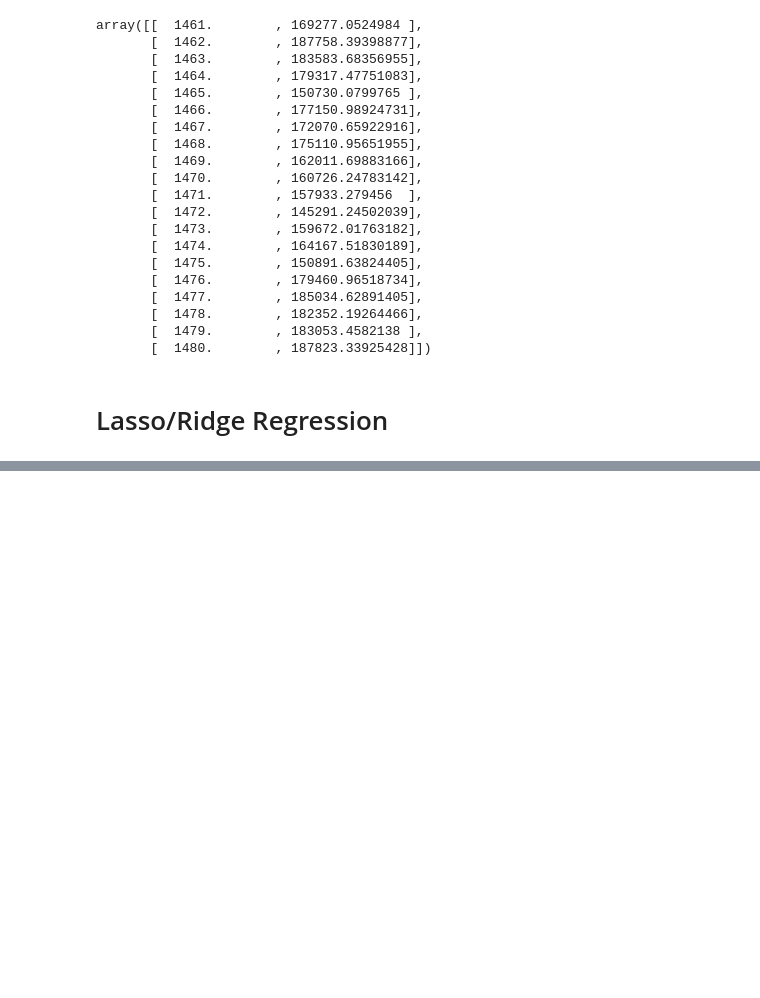
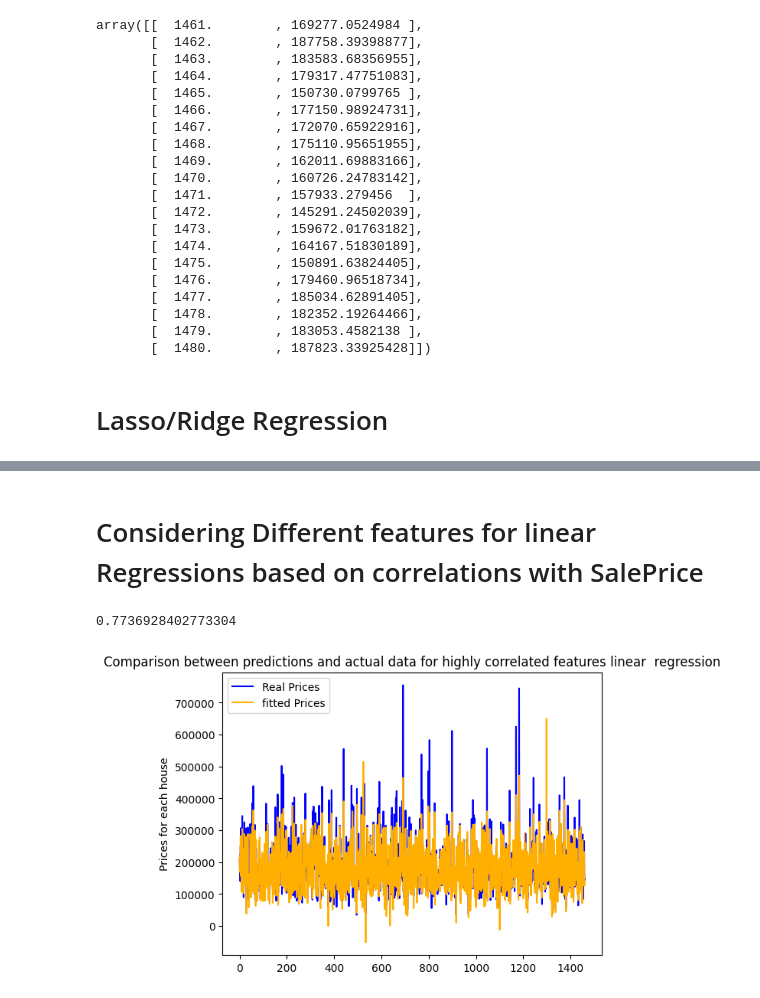
Before and after one commit to MehdiSensali/House-Price-Prediction, a Jupyter notebook: Predictions.ipynb, the cells around one changed output, grey strips where cells are left out. Saved outputs shown, nothing was run; the diff lists cells and outputs as text; code cells hidden in the pictures; blank space fills up the shorter version.

```diff
--- a/Predictions.ipynb
+++ b/Predictions.ipynb
@@ -156,0 +200,34 @@ array([[  1461.        , 169277.0524984 ],
+# %% [markdown]
+# Considering Different features for linear Regressions based on correlations with SalePrice
+# %%
+df_mv_high_corr = df[['YearRemodAdd',
+                      'YearBuilt',
+                      'TotRmsAbvGrd',
+                      'FullBath',
+                      '1stFlrSF',
+                      'TotalBsmtSF',
+                      'GarageArea',
+                      'GarageCars',
+                      'GrLivArea',
+                      'OverallQual']]
+df_target_mv_high_corr = df[['SalePrice']]
+# %%
+X_high_corr = df_mv_high_corr.values
+y_high_corr = df_target_mv_high_corr.values
+y_high_corr = y_high_corr.reshape(y_high_corr.size, 1)
+# %%
+reg_high_corr = LinearRegression().fit(X=X_high_corr, y=y_high_corr)
+reg_high_corr.score(X_high_corr, y_high_corr)
+# %% [output]
+0.7736928402773304
+# %%
+y_pred_high_corr = reg_high_corr.predict(X_high_corr)
+x_high_corr = np.linspace(0, y_high_corr.size, y_high_corr.size)
+plt.plot(x_high_corr, y_high_corr, color='b', label="Real Prices")
+plt.plot(x_high_corr, y_pred_high_corr, color='#FFAF00' , label="fitted Prices")
+plt.legend()
+plt.ylabel("Prices for each house")
+plt.title("Comparison between predictions and actual data for highly correlated features linear  regression")
+plt.show()
+# %% [output]
+[figure, added]
```
Also changed, not shown: parts of 8 cells of this notebook, 1 other file.
